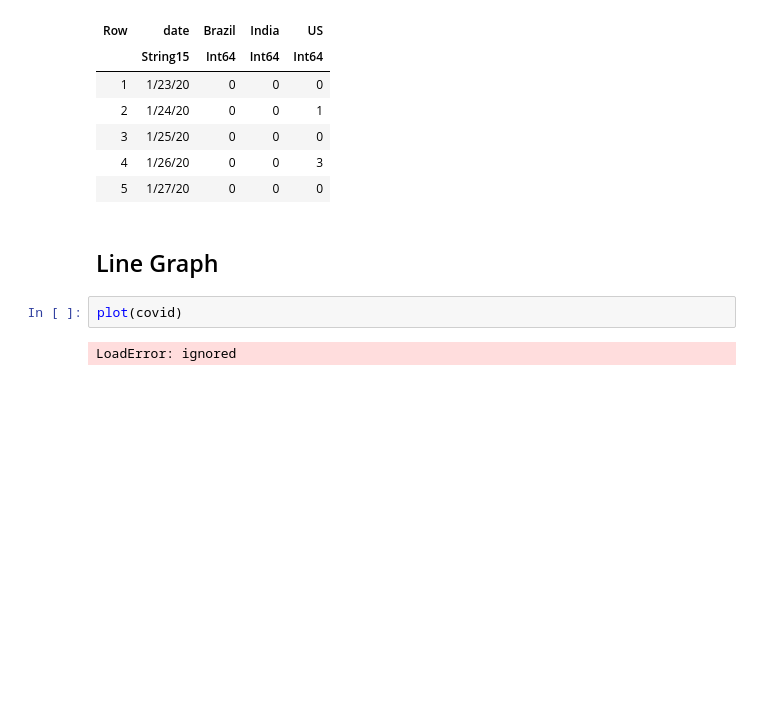
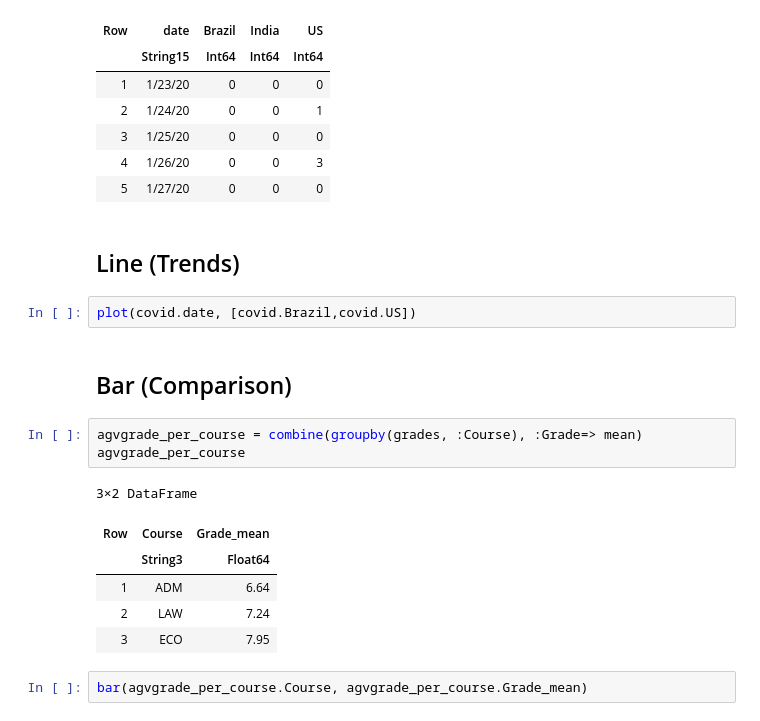
Before and after one commit to lcbjrrr/quant, a Jupyter notebook: J_DataViz.ipynb, the cells around one changed output. Saved outputs shown, nothing was run; the diff lists cells and outputs as text; blank space fills up the shorter version.

```diff
--- a/J_DataViz.ipynb
+++ b/J_DataViz.ipynb
@@ -139,8 +142,20 @@ first(covid,5)
 | 4 | 1/26/20 | 0 | 0 | 3 |
 | 5 | 1/27/20 | 0 | 0 | 0 |
 # %% [markdown]
-## Line Graph
+## Line (Trends)
-# %%
-plot(covid)
-# %% [output]
-LoadError: ignored
+# %%
+plot(covid.date, [covid.Brazil,covid.US])
+# %% [markdown]
+## Bar (Comparison)
+# %%
+agvgrade_per_course = combine(groupby(grades, :Course), :Grade=> mean)
+agvgrade_per_course
+# %% [output]
+3×2 DataFrame
+| Row | Course | Grade_mean |
+|  | String3 | Float64 |
+| 1 | ADM | 6.64 |
+| 2 | LAW | 7.24 |
+| 3 | ECO | 7.95 |
+# %%
+bar(agvgrade_per_course.Course, agvgrade_per_course.Grade_mean)
```
Also changed, not shown: parts of 5 cells of this notebook.
